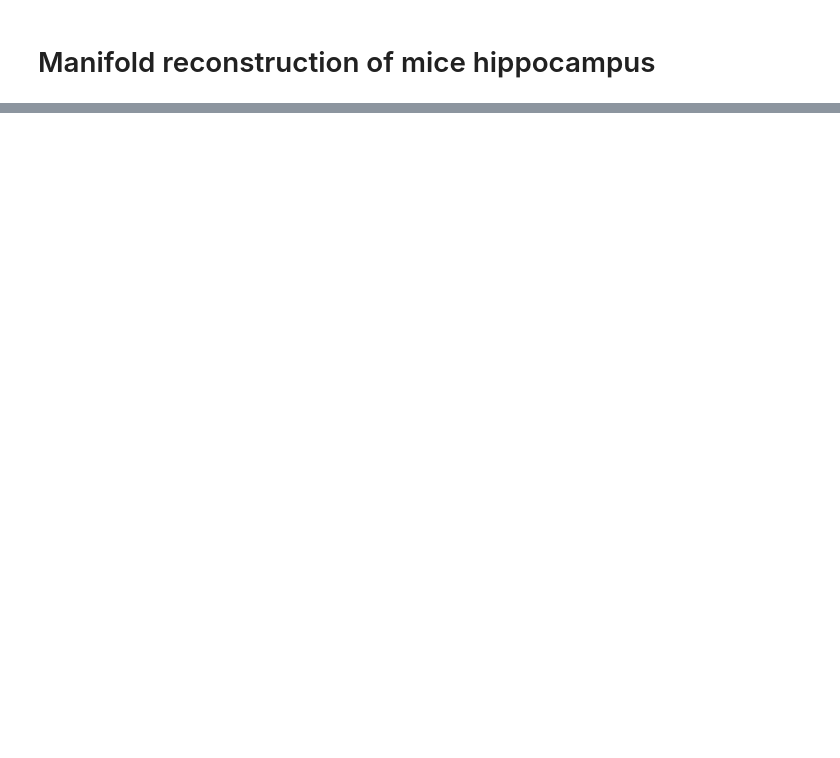
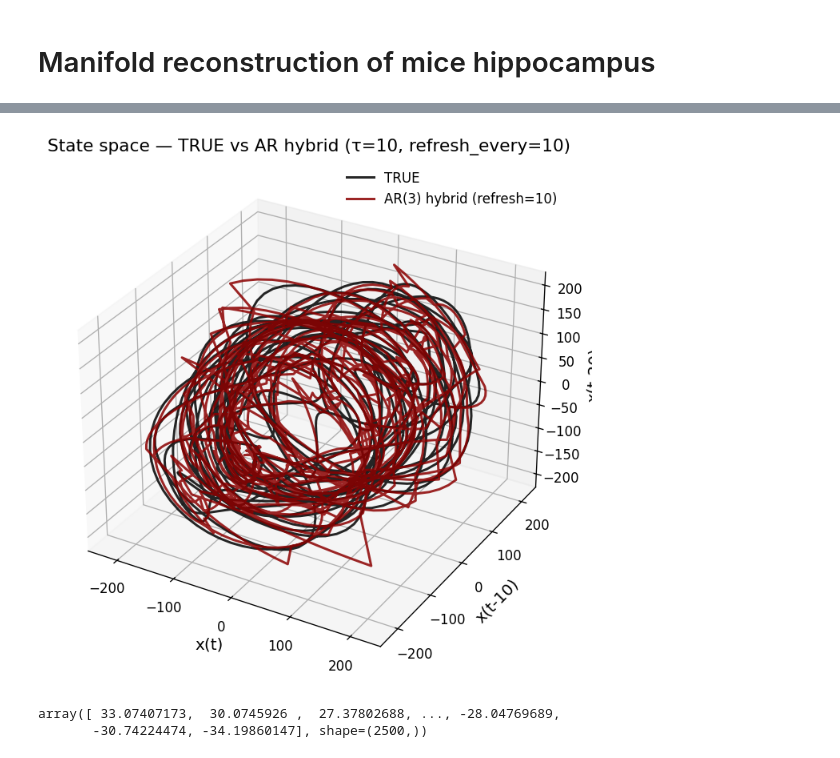
Before and after one commit to erfanzabeh/StocasticDiffEq_Simulation, a Jupyter notebook: docs/tutorials/mouse.ipynb, the cells around one changed output, grey strips where cells are left out. Saved outputs shown, nothing was run; the diff lists cells and outputs as text; code cells hidden in the pictures; blank space fills up the shorter version.

```diff
--- a/docs/tutorials/mouse.ipynb
+++ b/docs/tutorials/mouse.ipynb
@@ -364,0 +213,29 @@ NameError: name 'color_main' is not defined
+# %%
+def plot_state_space(X3_true, X3_pred, p, tau, refresh, color_true="black", color_pred="darkred"):
+    fig = plt.figure(figsize=(8, 6))
+    ax = fig.add_subplot(111, projection='3d')
+    ax.plot(X3_true[:,0], X3_true[:,1], X3_true[:,2], label="TRUE", color=color_true, alpha=0.85)
+    ax.plot(X3_pred[:,0], X3_pred[:,1], X3_pred[:,2], label=f"AR({p}) hybrid (refresh={refresh})", color=color_pred, alpha=0.85)
+    ax.set_title(f"State space — TRUE vs AR hybrid (τ={tau}, refresh_every={refresh})")
+    ax.set_xlabel("x(t)")
+    ax.set_ylabel(f"x(t-{tau})")
+    ax.set_zlabel(f"x(t-{2*tau})")
+    ax.legend(frameon=False)
+    plt.tight_layout()
+    plt.show()
+
+tau = 10
+hy = yhat_ctrl - np.mean(yhat_ctrl)
+hy = hy * (np.std(true_test) / (np.std(hy) + 1e-12)) + np.mean(true_test)
+
+X3_true = embed(true_test, 3, tau)
+X3_hyb = embed(hy, 3, tau)
+
+plot_state_space(X3_true, X3_hyb, p_use, tau, REFRESH_EVERY)
+# %% [output]
+[figure, added]
+# %%
+xs_pred_full
+# %% [output]
+array([ 33.07407173,  30.0745926 ,  27.37802688, ..., -28.04769689,
+       -30.74224474, -34.19860147], shape=(2500,))
```
Also changed, not shown: parts of 14 cells of this notebook, 1 other file.
